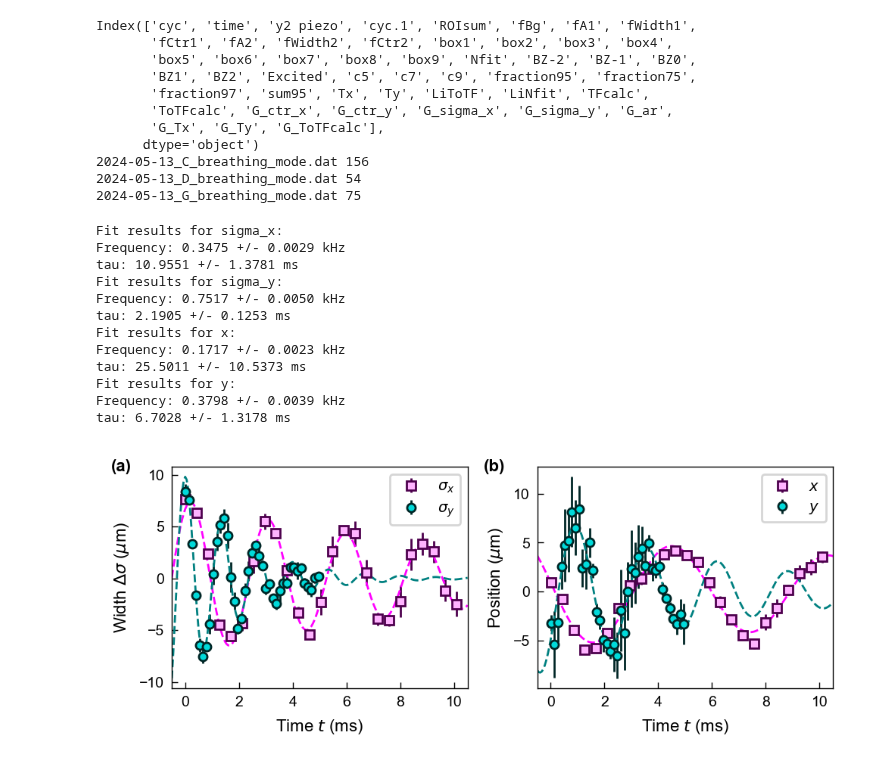
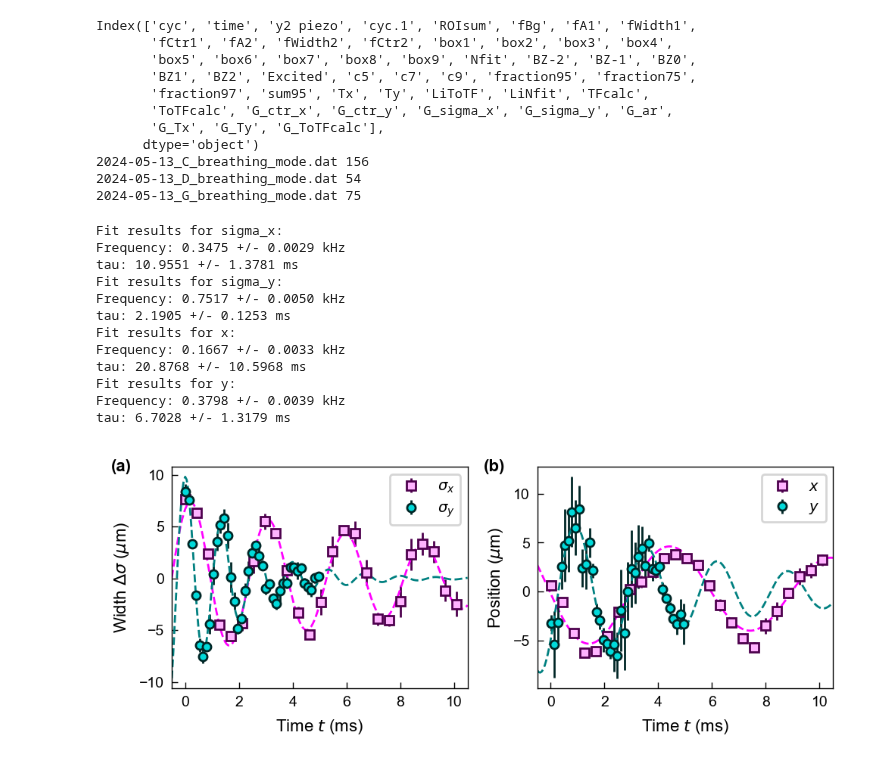
Before and after one commit to colinjdale/ChiPyLab, a Jupyter notebook: examples/plot_trap_frequency_measurements.ipynb, the cells around one changed output. Cells and saved outputs as stored; diff of their text form; code cells hidden in the pictures.

```diff
--- a/examples/plot_trap_frequency_measurements.ipynb
+++ b/examples/plot_trap_frequency_measurements.ipynb
@@ -165,7 +165,9 @@ sty, color = (styles[i], colors[i])
 y = df[y_name]
 ey = df['em_' + y_name]
 
-popt, pcov = curve_fit(trap_frequency_model, x, y, p0=[2, 0.5, 0, np.mean(y), 5])
+popt, pcov = curve_fit(trap_frequency_model, x, y,
+                       sigma=ey,
+                       p0=[2, 0.3, 0, np.mean(y), 5])
 perr = np.sqrt(np.diag(pcov))
 
 print("Fit results for x:")
@@ -193,7 +195,7 @@ ey = df['em_' + y_name]
 
 popt, pcov = curve_fit(trap_frequency_model, x, y,
                        sigma=ey,
-                       p0=[3, 0.2, 0, np.mean(y), 5])
+                       p0=[3, 0.3, 0, np.mean(y), 5])
 perr = np.sqrt(np.diag(pcov))
 
 print("Fit results for y:")
@@ -204,34 +206,34 @@ ax.errorbar(x, y-popt[-2], ey, **sty, label=r'$y$')
 
 popt[-2] = 0  # shift offset to zero for plotting
 
 x_fit = np.linspace(*xlims, 200)
 y_fit = trap_frequency_model(x_fit, *popt)
 ax.plot(x_fit, y_fit, color=color, linestyle='--')
 
 ax.legend()
 
 fig.tight_layout()
 
 subplot_labels = ['(a)', '(b)']
 x_offsets = [-0.205, -0.18]
 for ax, label, x_offset in zip(axs, subplot_labels, x_offsets):
 	ax.text(x_offset, 0.98, label, transform=ax.transAxes, fontweight='bold', fontsize=8)
 
 plt.subplots_adjust(top=0.95)
 
 fig.savefig("outputs/trap_frequencies.pdf")
 plt.show()
 # %% [output]
 Fit results for sigma_x:
 Frequency: 0.3475 +/- 0.0029 kHz
 tau: 10.9551 +/- 1.3781 ms
 Fit results for sigma_y:
 Frequency: 0.7517 +/- 0.0050 kHz
 tau: 2.1905 +/- 0.1253 ms
 Fit results for x:
-Frequency: 0.1717 +/- 0.0023 kHz
-tau: 25.5011 +/- 10.5373 ms
+Frequency: 0.1667 +/- 0.0033 kHz
+tau: 20.8768 +/- 10.5968 ms
 Fit results for y:
 Frequency: 0.3798 +/- 0.0039 kHz
-tau: 6.7028 +/- 1.3178 ms
+tau: 6.7028 +/- 1.3179 ms
-[figure, old version]
+[figure, new version]
```
Also changed, not shown: parts of 2 cells of this notebook.
